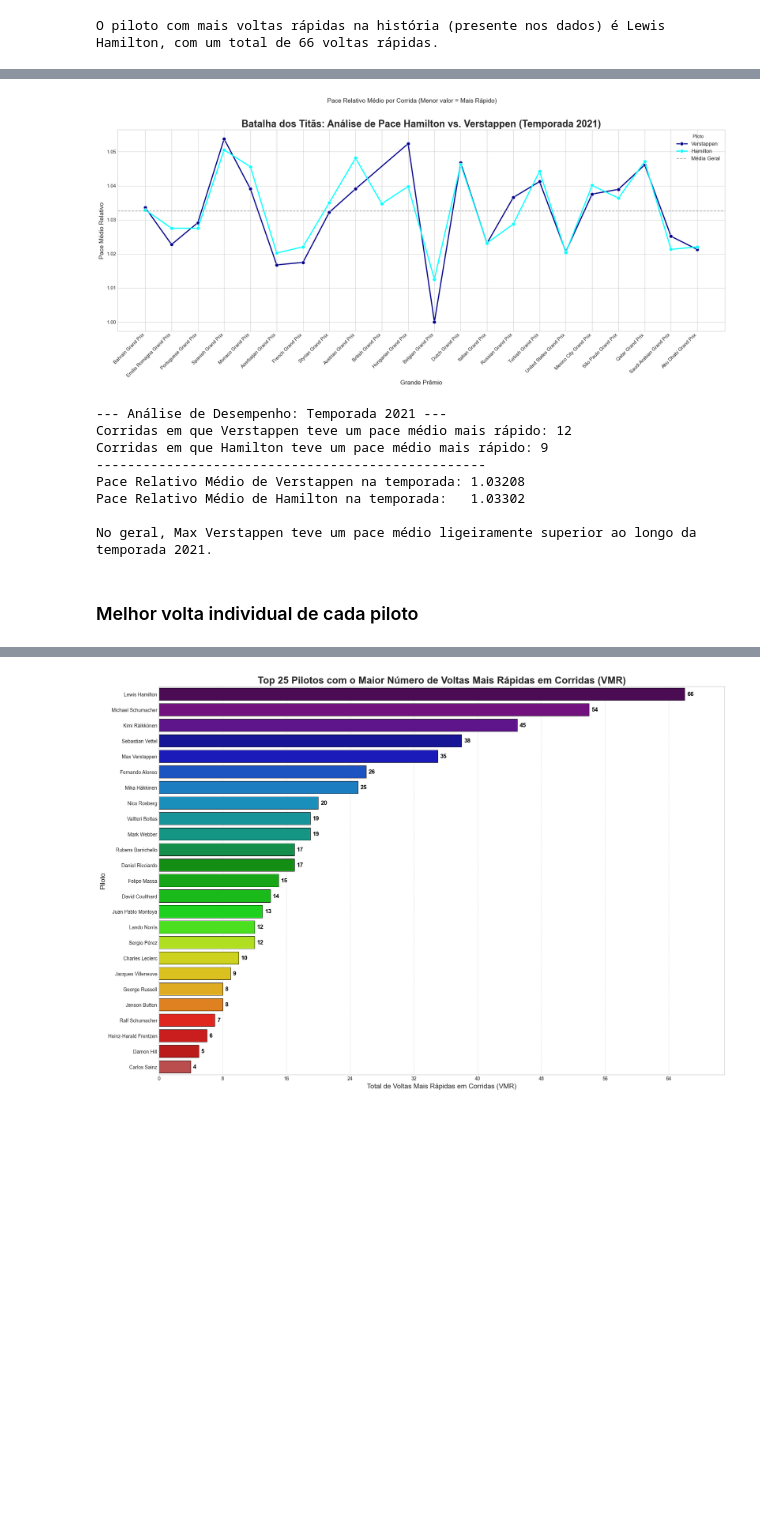
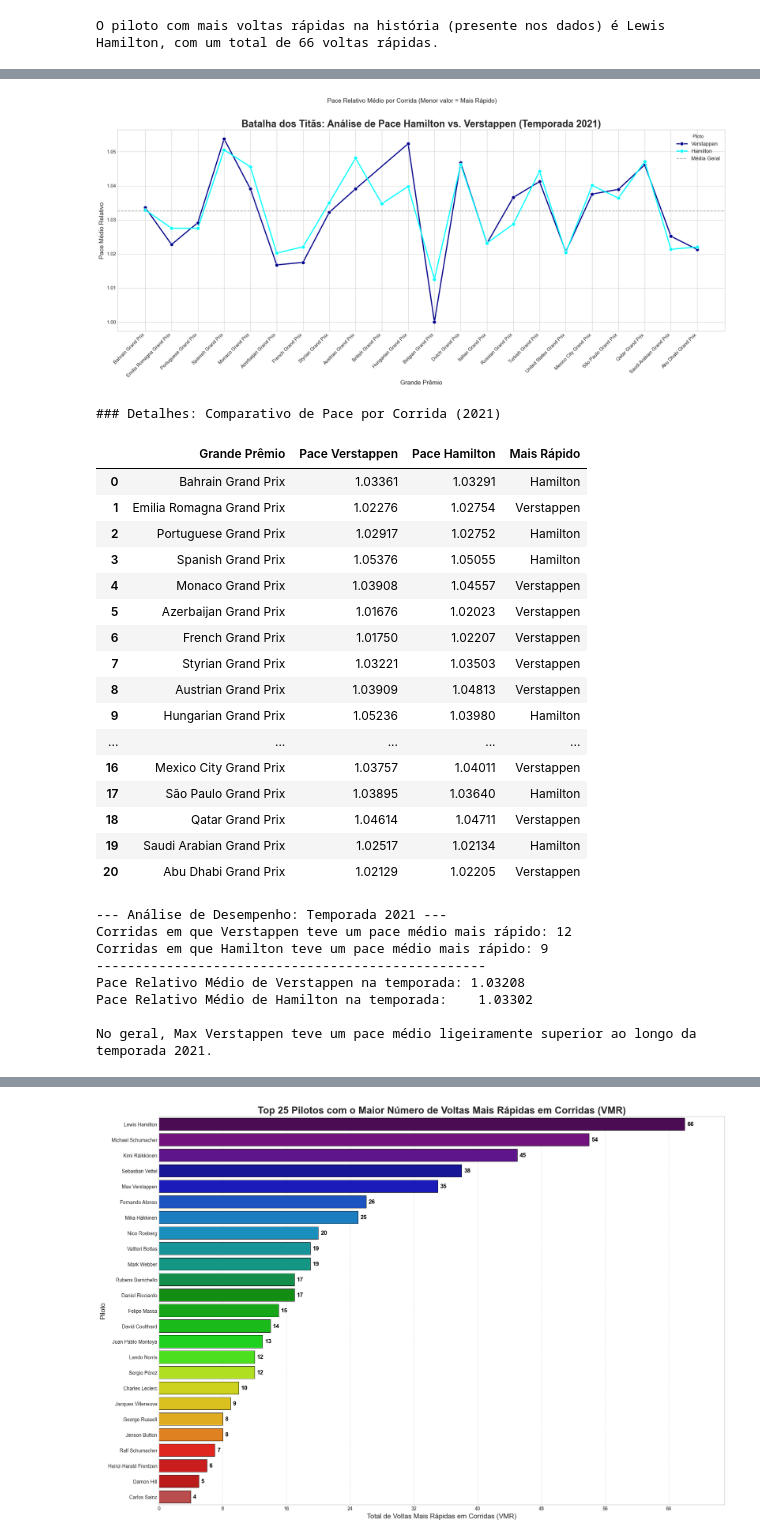
Before and after one commit to Julio1099/formula1-analytics, a Jupyter notebook: Data Layer/raw/i.ipynb, the cells around one changed output, grey strips where cells are left out. Saved outputs shown, nothing was run; the diff lists cells and outputs as text; code cells hidden in the pictures; blank space fills up the shorter version.

```diff
--- a/Data Layer/raw/i.ipynb
+++ b/Data Layer/raw/i.ipynb
@@ -329,45 +361,69 @@ plt.yticks(fontsize=11)
 
 ax.axhline(plot_data_comparison['avg_relative_pace'].mean(), ls='--', color='gray', alpha=0.7, label='Média Geral de Pace')
 
 handles, labels = ax.get_legend_handles_labels()
 ax.legend(handles=handles, labels=['Verstappen', 'Hamilton', 'Média Geral'], title='Piloto', fontsize=12)
 
 plt.tight_layout(rect=[0, 0, 1, 0.9])
 plt.show()
 
 verstappen_pace = plot_data_comparison[plot_data_comparison['surname'] == 'Verstappen'].reset_index()
 hamilton_pace = plot_data_comparison[plot_data_comparison['surname'] == 'Hamilton'].reset_index()
 
 compare_df = pd.merge(verstappen_pace, hamilton_pace, on='round', suffixes=('_ver', '_ham'))
 compare_df['faster_driver'] = compare_df.apply(lambda row: 'Verstappen' if row['avg_relative_pace_ver'] < row['avg_relative_pace_ham'] else 'Hamilton', axis=1)
 
+print(f"\n### Detalhes: Comparativo de Pace por Corrida ({target_season})")
+table_data = compare_df[['name_ham', 'avg_relative_pace_ver', 'avg_relative_pace_ham', 'faster_driver']].rename(columns={
+    'name_ham': 'Grande Prêmio',
+    'avg_relative_pace_ver': 'Pace Verstappen',
+    'avg_relative_pace_ham': 'Pace Hamilton',
+    'faster_driver': 'Mais Rápido'
+})
+table_data['Pace Verstappen'] = table_data['Pace Verstappen'].map('{:.5f}'.format)
+table_data['Pace Hamilton'] = table_data['Pace Hamilton'].map('{:.5f}'.format)
+display(table_data)
 verstappen_wins = (compare_df['faster_driver'] == 'Verstappen').sum()
 hamilton_wins = (compare_df['faster_driver'] == 'Hamilton').sum()
-
 verstappen_season_avg = verstappen_pace['avg_relative_pace'].mean()
 hamilton_season_avg = hamilton_pace['avg_relative_pace'].mean()
-
-print("--- Análise de Desempenho: Temporada 2021 ---")
+print("\n--- Análise de Desempenho: Temporada 2021 ---")
 print(f"Corridas em que Verstappen teve um pace médio mais rápido: {verstappen_wins}")
 print(f"Corridas em que Hamilton teve um pace médio mais rápido: {hamilton_wins}")
 print("-" * 50)
 print(f"Pace Relativo Médio de Verstappen na temporada: {verstappen_season_avg:.5f}")
-print(f"Pace Relativo Médio de Hamilton na temporada:   {hamilton_season_avg:.5f}")
+print(f"Pace Relativo Médio de Hamilton na temporada:    {hamilton_season_avg:.5f}")
 
 if verstappen_season_avg < hamilton_season_avg:
     print("\nNo geral, Max Verstappen teve um pace médio ligeiramente superior ao longo da temporada 2021.")
 else:
     print("\nNo geral, Lewis Hamilton teve um pace médio ligeiramente superior ao longo da temporada 2021.")
 # %% [output]
 [figure]
---- Análise de Desempenho: Temporada 2021 ---
-Corridas em que Verstappen teve um pace médio mais rápido: 12
-Corridas em que Hamilton teve um pace médio mais rápido: 9
---------------------------------------------------
-Pace Relativo Médio de Verstappen na temporada: 1.03208
-Pace Relativo Médio de Hamilton na temporada:   1.03302
-
-No geral, Max Verstappen teve um pace médio ligeiramente superior ao longo da temporada 2021.
+### Detalhes: Comparativo de Pace por Corrida (2021)
+|  | Grande Prêmio | Pace Verstappen | Pace Hamilton | Mais Rápido |
+| 0 | Bahrain Grand Prix | 1.03361 | 1.03291 | Hamilton |
+| 1 | Emilia Romagna Grand Prix | 1.02276 | 1.02754 | Verstappen |
+| 2 | Portuguese Grand Prix | 1.02917 | 1.02752 | Hamilton |
+| 3 | Spanish Grand Prix | 1.05376 | 1.05055 | Hamilton |
+| 4 | Monaco Grand Prix | 1.03908 | 1.04557 | Verstappen |
+| 5 | Azerbaijan Grand Prix | 1.01676 | 1.02023 | Verstappen |
+| 6 | French Grand Prix | 1.01750 | 1.02207 | Verstappen |
+| 7 | Styrian Grand Prix | 1.03221 | 1.03503 | Verstappen |
+| 8 | Austrian Grand Prix | 1.03909 | 1.04813 | Verstappen |
+| 9 | Hungarian Grand Prix | 1.05236 | 1.03980 | Hamilton |
+| ... | ... | ... | ... | ... |
+| 16 | Mexico City Grand Prix | 1.03757 | 1.04011 | Verstappen |
+| 17 | São Paulo Grand Prix | 1.03895 | 1.03640 | Hamilton |
+| 18 | Qatar Grand Prix | 1.04614 | 1.04711 | Verstappen |
+| 19 | Saudi Arabian Grand Prix | 1.02517 | 1.02134 | Hamilton |
+| 20 | Abu Dhabi Grand Prix | 1.02129 | 1.02205 | Verstappen |
+--- Análise de Desempenho: Temporada 2021 ---
+Corridas em que Verstappen teve um pace médio mais rápido: 12
+Corridas em que Hamilton teve um pace médio mais rápido: 9
+--------------------------------------------------
+Pace Relativo Médio de Verstappen na temporada: 1.03208
+Pace Relativo Médio de Hamilton na temporada:    1.03302
+
+No geral, Max Verstappen teve um pace médio ligeiramente superior ao longo da temporada 2021.
-# %% [markdown]
-### Melhor volta individual de cada piloto
 # %% [markdown]
```
Also changed, not shown: parts of 37 cells of this notebook.
